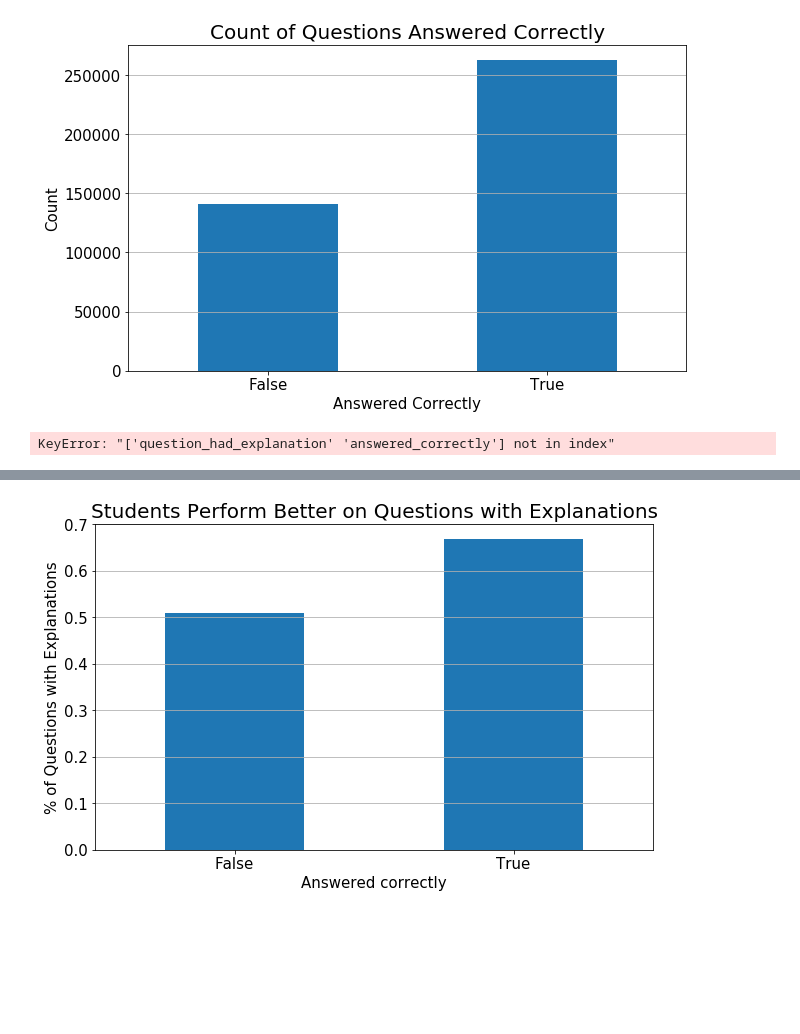
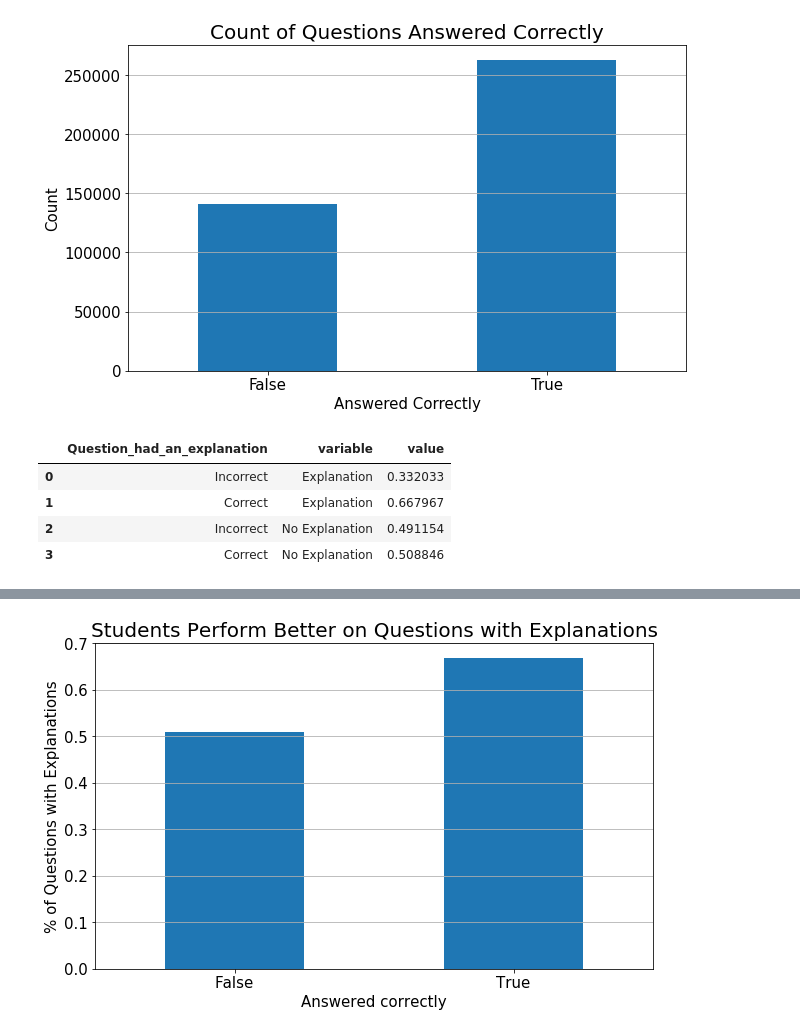
Before and after one commit to Riiid-Team/AI-Learning, a Jupyter notebook: MVP.ipynb, the cells around one changed output, grey strips where cells are left out. Saved outputs shown, nothing was run; the diff lists cells and outputs as text; code cells hidden in the pictures; blank space fills up the shorter version.

```diff
--- a/MVP.ipynb
+++ b/MVP.ipynb
@@ -238,9 +238,3 @@ plt.grid(axis='x')
 plt.show()
 # %% [output]
 [figure]
-# %%
-prior_question = train.groupby(['question_had_explanation', 'answered_correctly']).agg(['mean', 'count'])[['question_had_explanation', 'answered_correctly']]
-
-prior_question.head()
-# %% [output]
-KeyError: "['question_had_explanation' 'answered_correctly'] not in index"
@@ -246,0 +265,8 @@ KeyError: "['question_had_explanation' 'answered_correctly'] not in index"
+# %%
+tidy
+# %% [output]
+|  | Question_had_an_explanation | variable | value |
+| 0 | Incorrect | Explanation | 0.332033 |
+| 1 | Correct | Explanation | 0.667967 |
+| 2 | Incorrect | No Explanation | 0.491154 |
+| 3 | Correct | No Explanation | 0.508846 |
```
Also changed, not shown: parts of 8 cells of this notebook.
